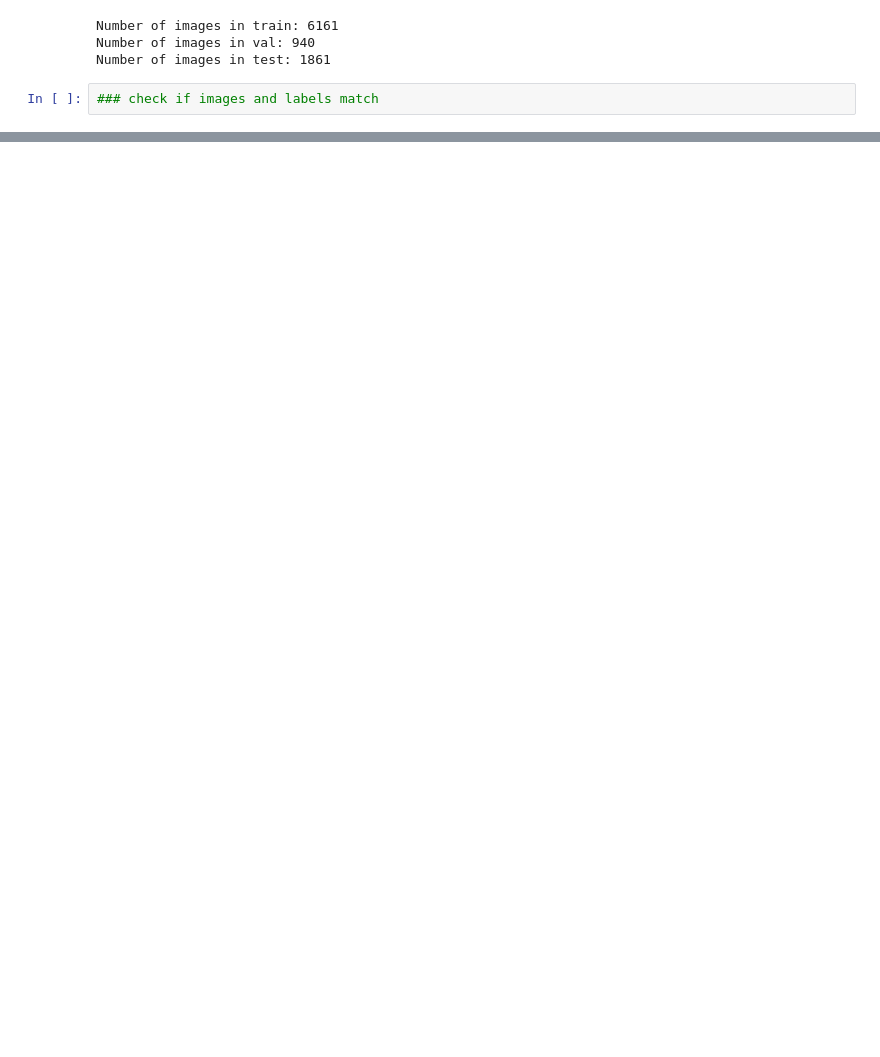
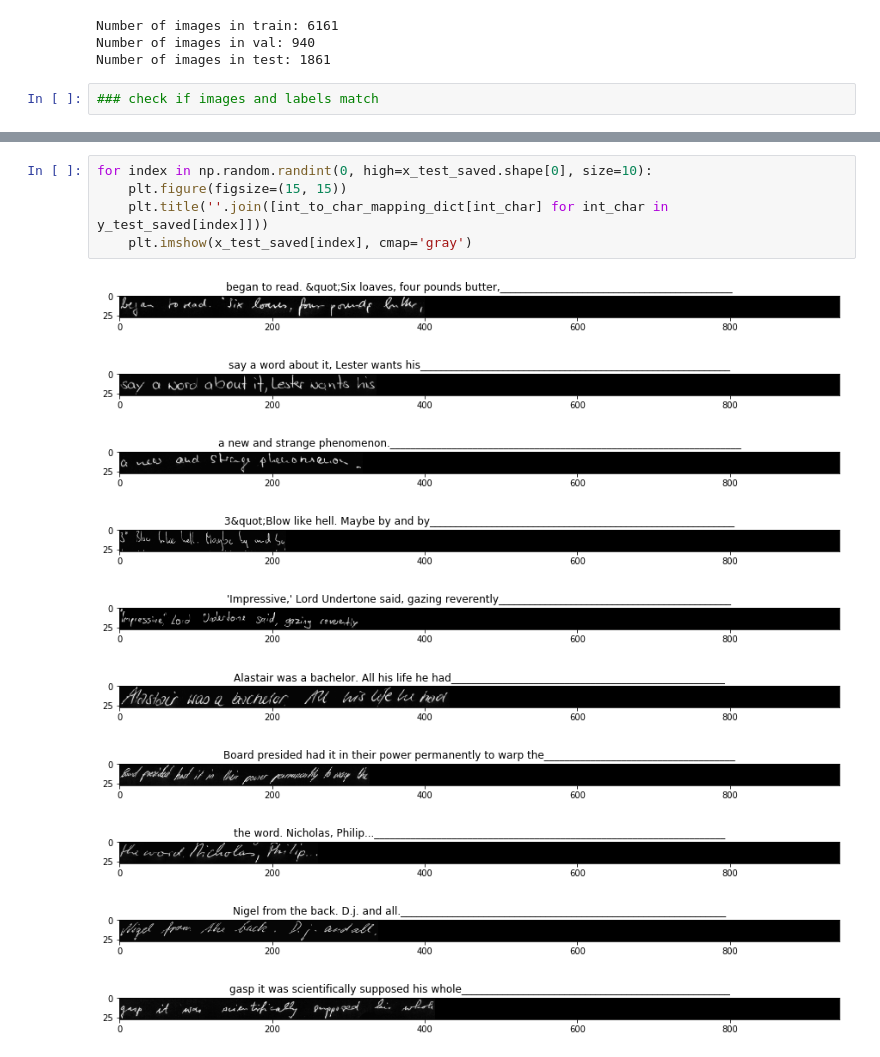
Before and after one commit to the-full-stack/fsdl-text-recognizer, a Jupyter notebook: notebooks/iam_dataset.ipynb, the cells around one changed output, grey strips where cells are left out. Saved outputs shown, nothing was run; the diff lists cells and outputs as text; blank space fills up the shorter version.

```diff
--- a/notebooks/iam_dataset.ipynb
+++ b/notebooks/iam_dataset.ipynb
@@ -225,0 +329,16 @@ iam_vocabulary
+# %%
+for index in np.random.randint(0, high=x_test_saved.shape[0], size=10):
+    plt.figure(figsize=(15, 15))
+    plt.title(''.join([int_to_char_mapping_dict[int_char] for int_char in y_test_saved[index]]))
+    plt.imshow(x_test_saved[index], cmap='gray')
+# %% [output]
+[figure, added]
+[figure, added]
+[figure, added]
+[figure, added]
+[figure, added]
+[figure, added]
+[figure, added]
+[figure, added]
+[figure, added]
+[figure, added]
```
Also changed, not shown: parts of 29 cells of this notebook, 2 other files.
